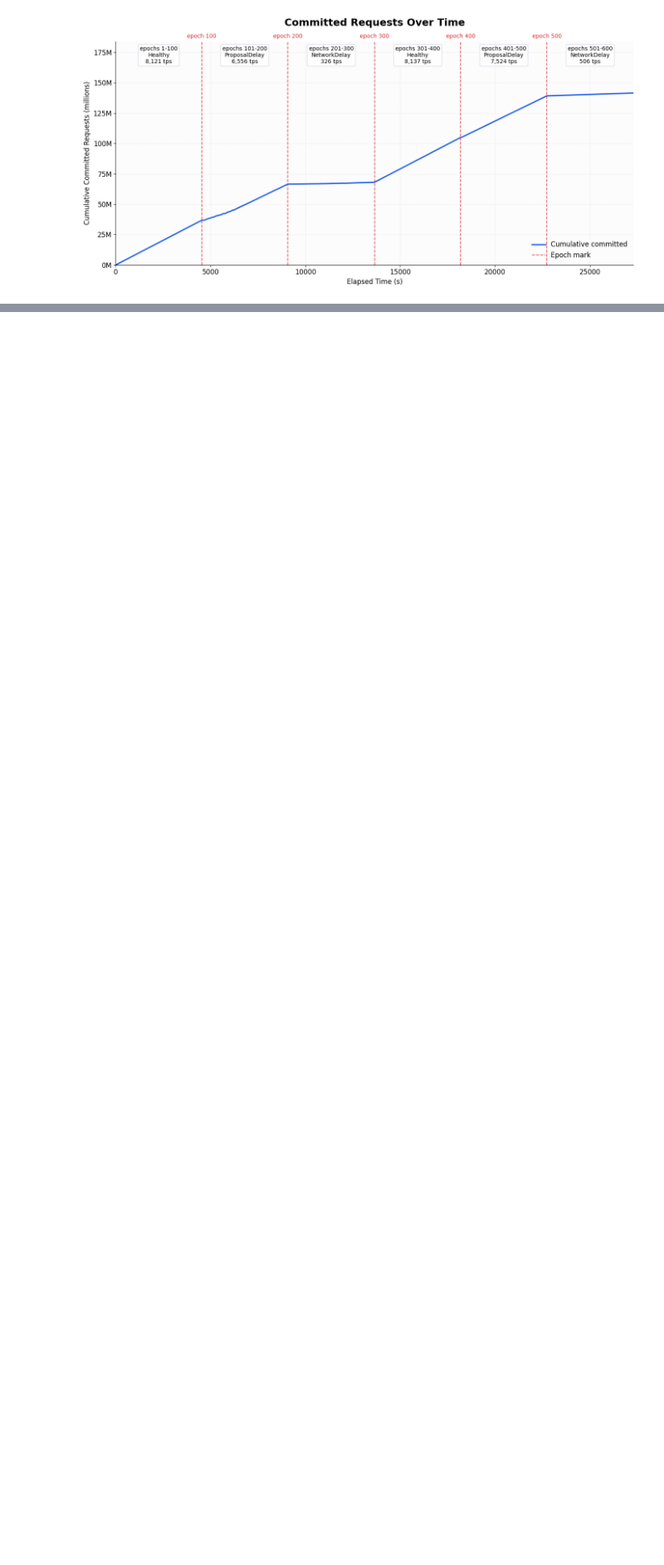
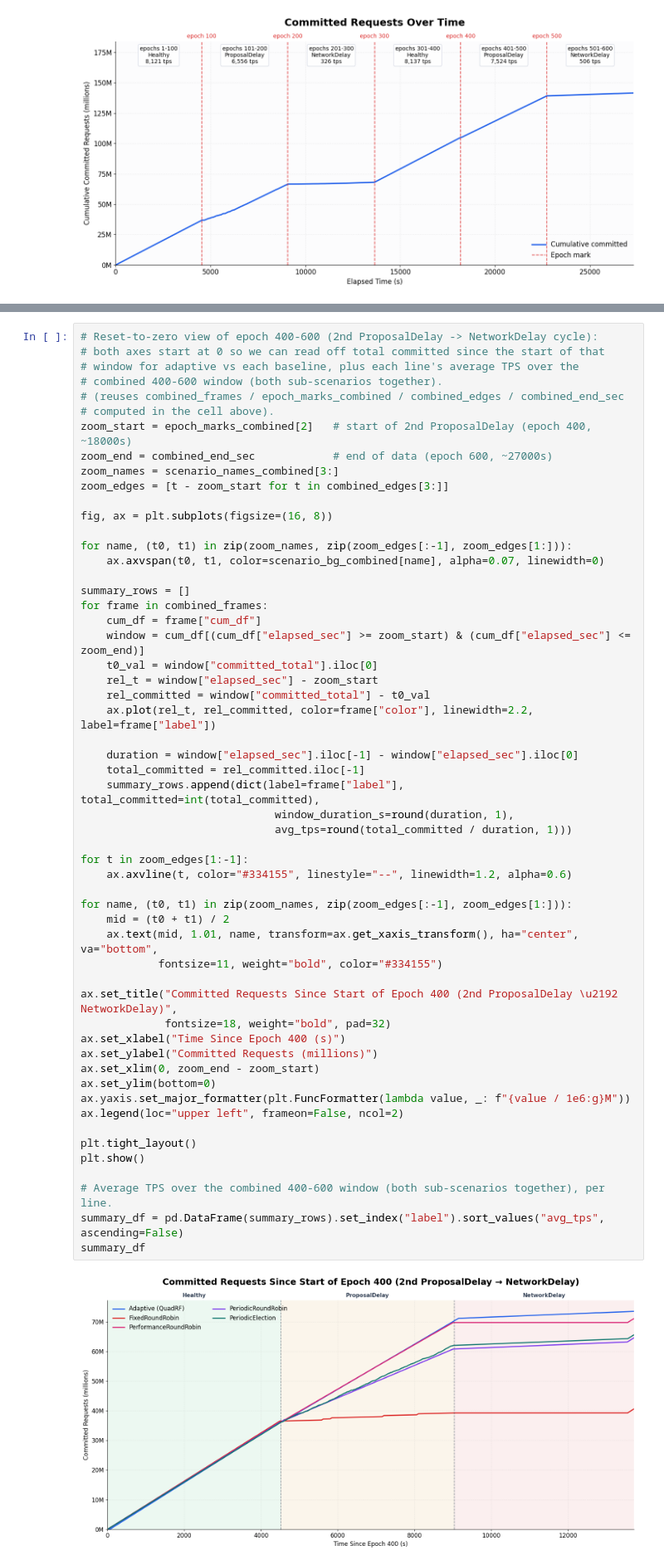
Before and after one commit to Michael112233/pbft, a Jupyter notebook: plot_tps_series.ipynb, the cells around one changed output, grey strips where cells are left out. Shown at 83% size. Drawn from its saved outputs; the diff is of its cells as text; blank space fills up the shorter version.

```diff
--- a/plot_tps_series.ipynb
+++ b/plot_tps_series.ipynb
@@ -785,0 +786,57 @@ plt.show()
+# %%
+# Reset-to-zero view of epoch 400-600 (2nd ProposalDelay -> NetworkDelay cycle):
+# both axes start at 0 so we can read off total committed since the start of that
+# window for adaptive vs each baseline, plus each line's average TPS over the
+# combined 400-600 window (both sub-scenarios together).
+# (reuses combined_frames / epoch_marks_combined / combined_edges / combined_end_sec
+# computed in the cell above).
+zoom_start = epoch_marks_combined[2]   # start of 2nd ProposalDelay (epoch 400, ~18000s)
+zoom_end = combined_end_sec            # end of data (epoch 600, ~27000s)
+zoom_names = scenario_names_combined[3:]
+zoom_edges = [t - zoom_start for t in combined_edges[3:]]
+
+fig, ax = plt.subplots(figsize=(16, 8))
+
+for name, (t0, t1) in zip(zoom_names, zip(zoom_edges[:-1], zoom_edges[1:])):
+    ax.axvspan(t0, t1, color=scenario_bg_combined[name], alpha=0.07, linewidth=0)
+
+summary_rows = []
+for frame in combined_frames:
+    cum_df = frame["cum_df"]
+    window = cum_df[(cum_df["elapsed_sec"] >= zoom_start) & (cum_df["elapsed_sec"] <= zoom_end)]
+    t0_val = window["committed_total"].iloc[0]
+    rel_t = window["elapsed_sec"] - zoom_start
+    rel_committed = window["committed_total"] - t0_val
+    ax.plot(rel_t, rel_committed, color=frame["color"], linewidth=2.2, label=frame["label"])
+
+    duration = window["elapsed_sec"].iloc[-1] - window["elapsed_sec"].iloc[0]
+    total_committed = rel_committed.iloc[-1]
+    summary_rows.append(dict(label=frame["label"], total_committed=int(total_committed),
+                              window_duration_s=round(duration, 1),
+                              avg_tps=round(total_committed / duration, 1)))
+
+for t in zoom_edges[1:-1]:
+    ax.axvline(t, color="#334155", linestyle="--", linewidth=1.2, alpha=0.6)
+
+for name, (t0, t1) in zip(zoom_names, zip(zoom_edges[:-1], zoom_edges[1:])):
+    mid = (t0 + t1) / 2
+    ax.text(mid, 1.01, name, transform=ax.get_xaxis_transform(), ha="center", va="bottom",
+            fontsize=11, weight="bold", color="#334155")
+
+ax.set_title("Committed Requests Since Start of Epoch 400 (2nd ProposalDelay \u2192 NetworkDelay)",
+             fontsize=18, weight="bold", pad=32)
+ax.set_xlabel("Time Since Epoch 400 (s)")
+ax.set_ylabel("Committed Requests (millions)")
+ax.set_xlim(0, zoom_end - zoom_start)
+ax.set_ylim(bottom=0)
+ax.yaxis.set_major_formatter(plt.FuncFormatter(lambda value, _: f"{value / 1e6:g}M"))
+ax.legend(loc="upper left", frameon=False, ncol=2)
+
+plt.tight_layout()
+plt.show()
+
+# Average TPS over the combined 400-600 window (both sub-scenarios together), per line.
+summary_df = pd.DataFrame(summary_rows).set_index("label").sort_values("avg_tps", ascending=False)
+summary_df
+# %% [output]
+[figure, added]
```
Also changed, not shown: parts of 10 cells of this notebook, 9 other files.
